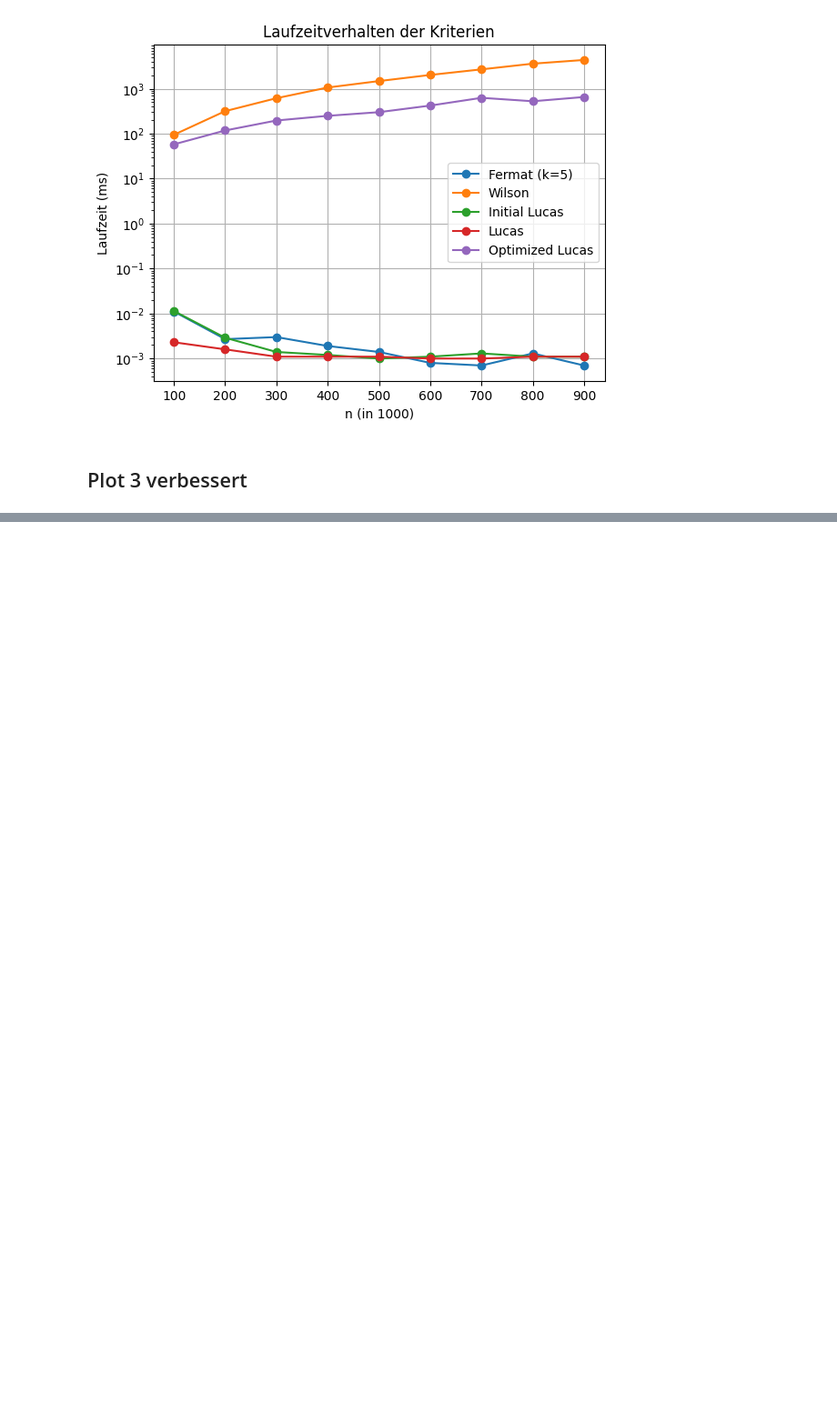
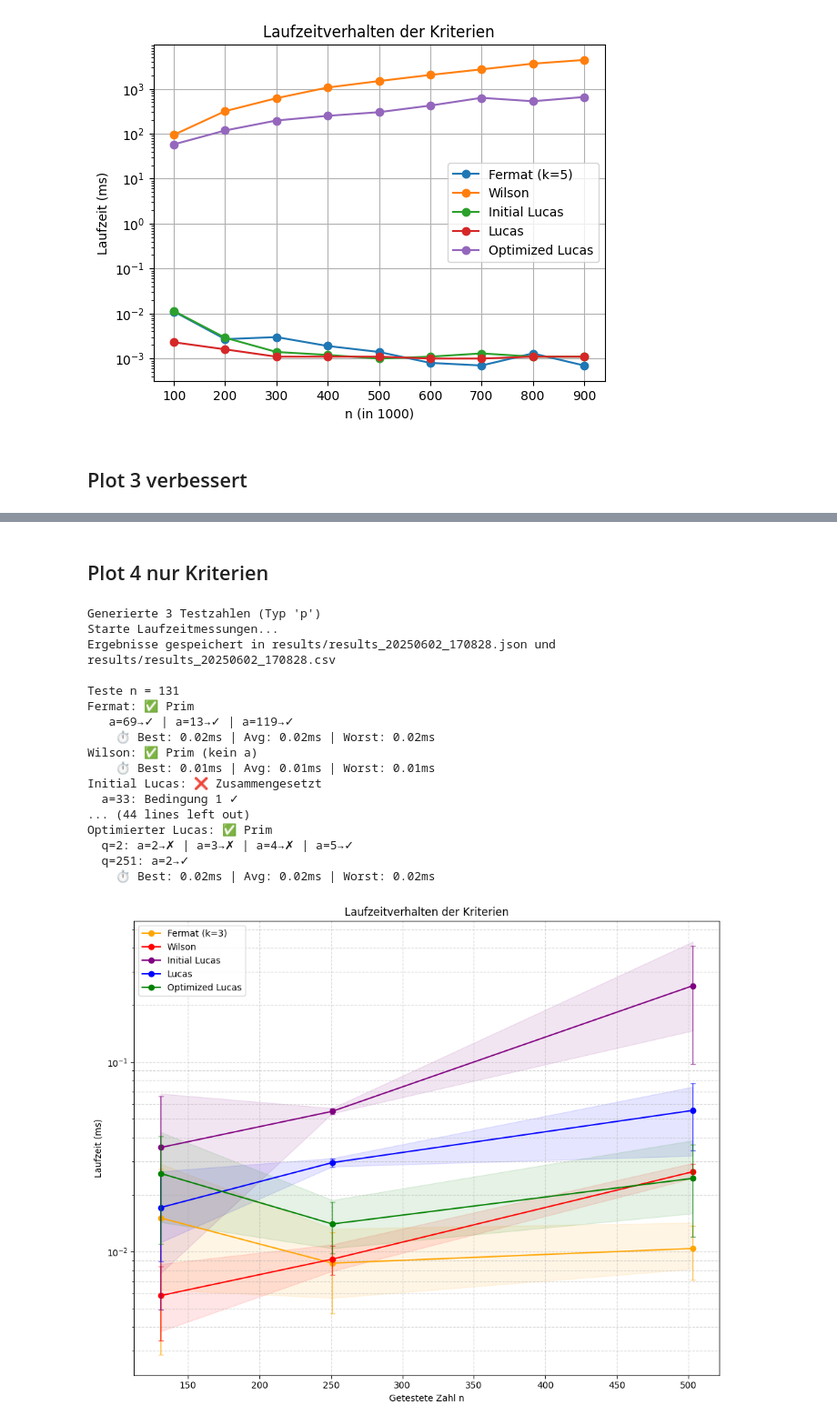
Before and after one commit to sp8cky/Primes, a Jupyter notebook: notebooks/analysis.ipynb, the cells around one changed output, grey strips where cells are left out. Shown at 91% size. Drawn from its saved outputs; the diff is of its cells as text; code cells hidden in the pictures; blank space fills up the shorter version.

Commit message:
Kriterien überarbeitet

```diff
--- a/notebooks/analysis.ipynb
+++ b/notebooks/analysis.ipynb
@@ -159,0 +171,42 @@ Optimierter Lucas: ❌ Zusammengesetzt
+# %% [markdown]
+## Plot 4 nur Kriterien
+# %%
+from src.primality.criteria import *
+from src.primality.tests import *
+from src.primality.criteriaProtocoll import *
+from src.analysis.timing import measure_runtime
+from src.analysis.plot import plot_runtime
+from src.analysis.dataset import *
+from src.analysis.analysis import *
+import random
+from sympy import isprime, primerange
+
+
+random.seed(42)  # Für Reproduzierbarkeit
+results = run_prime_criteria_analysis(
+    n_numbers=3,
+    num_type='p',
+    start=100,
+    end=1000,
+    fermat_k=3,
+    repeats=3
+)
+# %% [output]
+Generierte 3 Testzahlen (Typ 'p')
+Starte Laufzeitmessungen...
+Ergebnisse gespeichert in results/results_20250602_170828.json und results/results_20250602_170828.csv
+
+Teste n = 131
+Fermat: ✅ Prim
+   a=69→✓ | a=13→✓ | a=119→✓
+    ⏱ Best: 0.02ms | Avg: 0.02ms | Worst: 0.02ms
+Wilson: ✅ Prim (kein a)
+    ⏱ Best: 0.01ms | Avg: 0.01ms | Worst: 0.01ms
+Initial Lucas: ❌ Zusammengesetzt
+  a=33: Bedingung 1 ✓
+... (44 lines left out)
+Optimierter Lucas: ✅ Prim
+  q=2: a=2→✗ | a=3→✗ | a=4→✗ | a=5→✓
+  q=251: a=2→✓
+    ⏱ Best: 0.02ms | Avg: 0.02ms | Worst: 0.02ms
+[figure, added]
```
Also changed, not shown: parts of 2 cells of this notebook, 16 other files.
